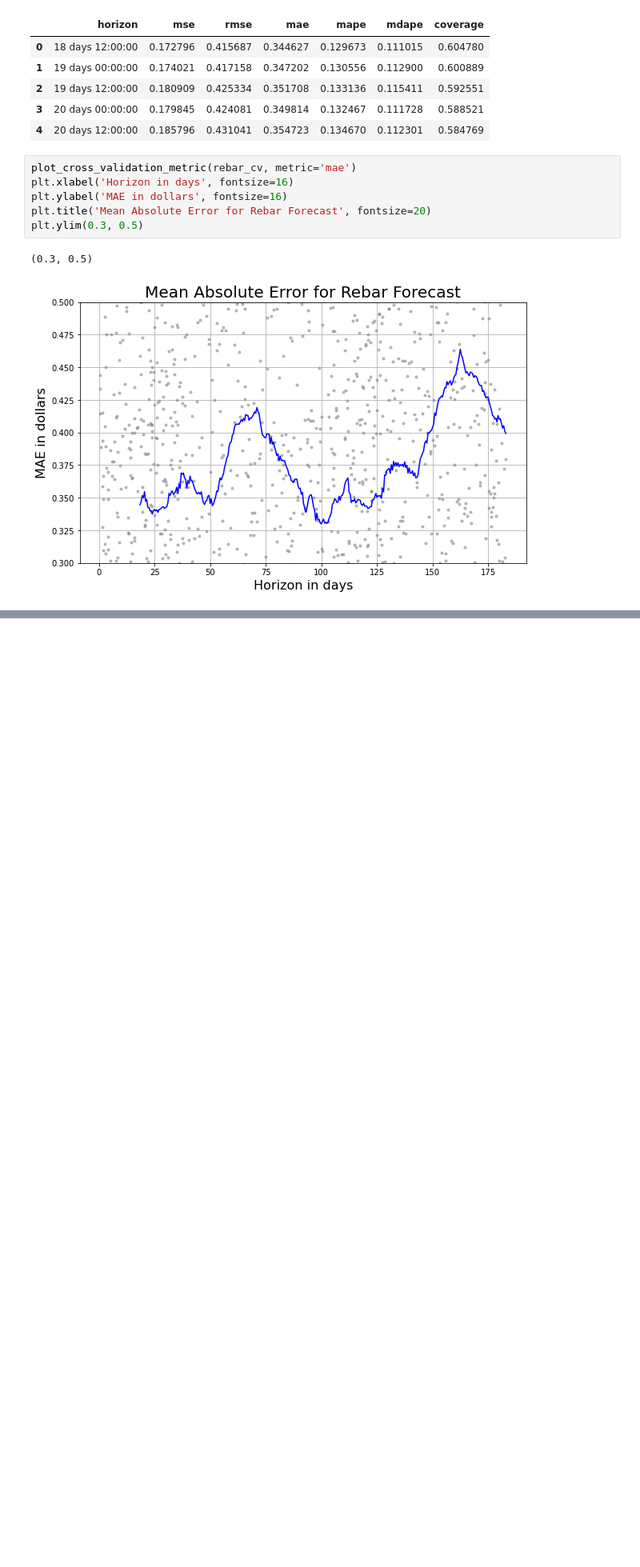
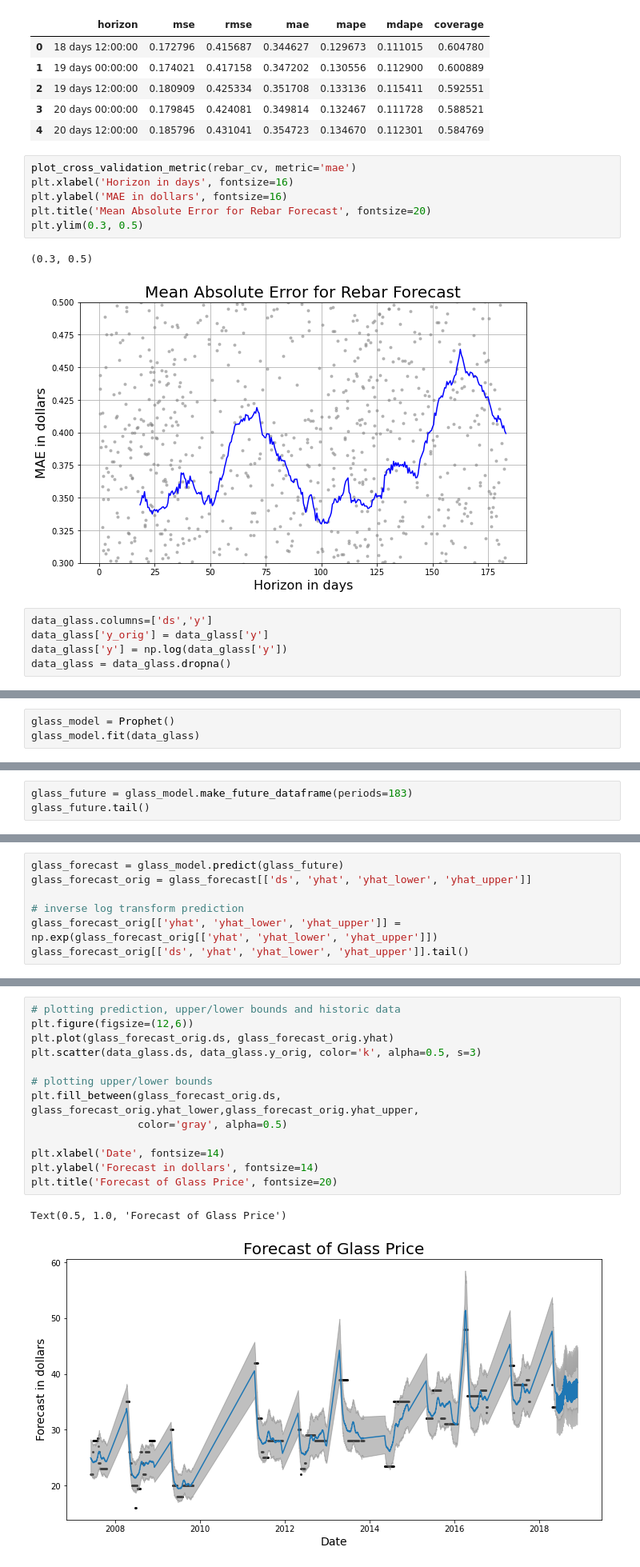
Before and after one commit to BlitzenPrancer/Core-Construction-Material-Cost-Forecasting-Project, a Jupyter notebook: Core_Construction_Material_Cost_Forecasting_Project.ipynb, the cells around one changed output, grey strips where cells are left out. Shown at 80% size. Cells and saved outputs as stored; diff of their text form; blank space fills up the shorter version.

Commit message:
forecasted glass price

```diff
--- a/Core_Construction_Material_Cost_Forecasting_Project.ipynb
+++ b/Core_Construction_Material_Cost_Forecasting_Project.ipynb
@@ -333,3 +333,8 @@ plt.ylim(0.3, 0.5)
 # %% [output]
 (0.3, 0.5)
 [figure]
+# %%
+data_glass.columns=['ds','y']
+data_glass['y_orig'] = data_glass['y']
+data_glass['y'] = np.log(data_glass['y'])
+data_glass = data_glass.dropna()
@@ -335,0 +350,3 @@ plt.ylim(0.3, 0.5)
+# %%
+glass_model = Prophet()
+glass_model.fit(data_glass)
@@ -335,0 +356,3 @@ plt.ylim(0.3, 0.5)
+# %%
+glass_future = glass_model.make_future_dataframe(periods=183)
+glass_future.tail()
@@ -335,0 +366,7 @@ plt.ylim(0.3, 0.5)
+# %%
+glass_forecast = glass_model.predict(glass_future)
+glass_forecast_orig = glass_forecast[['ds', 'yhat', 'yhat_lower', 'yhat_upper']]
+
+# inverse log transform prediction
+glass_forecast_orig[['yhat', 'yhat_lower', 'yhat_upper']] = np.exp(glass_forecast_orig[['yhat', 'yhat_lower', 'yhat_upper']])
+glass_forecast_orig[['ds', 'yhat', 'yhat_lower', 'yhat_upper']].tail()
@@ -335,0 +380,16 @@ plt.ylim(0.3, 0.5)
+# %%
+# plotting prediction, upper/lower bounds and historic data
+plt.figure(figsize=(12,6))
+plt.plot(glass_forecast_orig.ds, glass_forecast_orig.yhat)
+plt.scatter(data_glass.ds, data_glass.y_orig, color='k', alpha=0.5, s=3)
+
+# plotting upper/lower bounds
+plt.fill_between(glass_forecast_orig.ds, glass_forecast_orig.yhat_lower,glass_forecast_orig.yhat_upper,
+                 color='gray', alpha=0.5)
+
+plt.xlabel('Date', fontsize=14)
+plt.ylabel('Forecast in dollars', fontsize=14)
+plt.title('Forecast of Glass Price', fontsize=20)
+# %% [output]
+Text(0.5, 1.0, 'Forecast of Glass Price')
+[figure, added]
```
Also changed, not shown: parts of 9 cells of this notebook.
